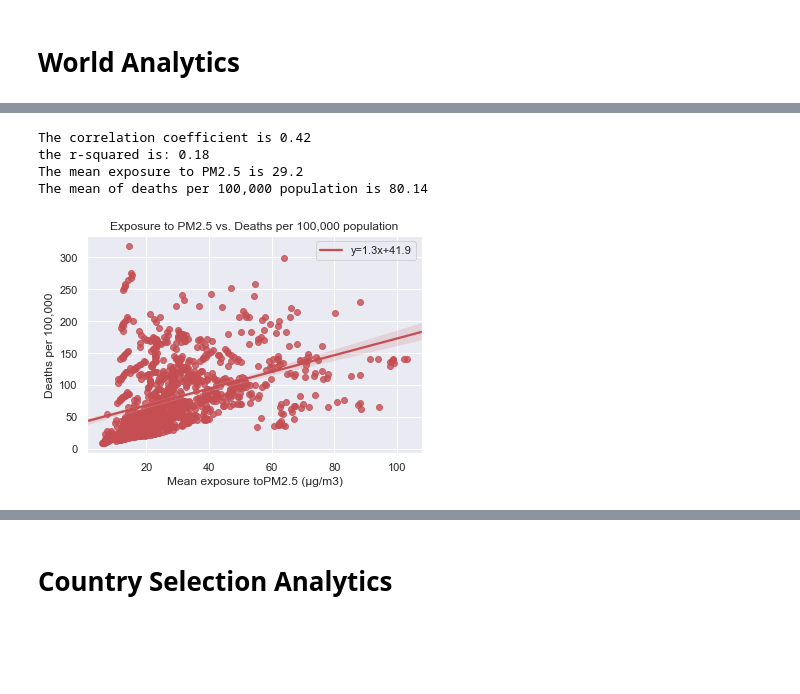
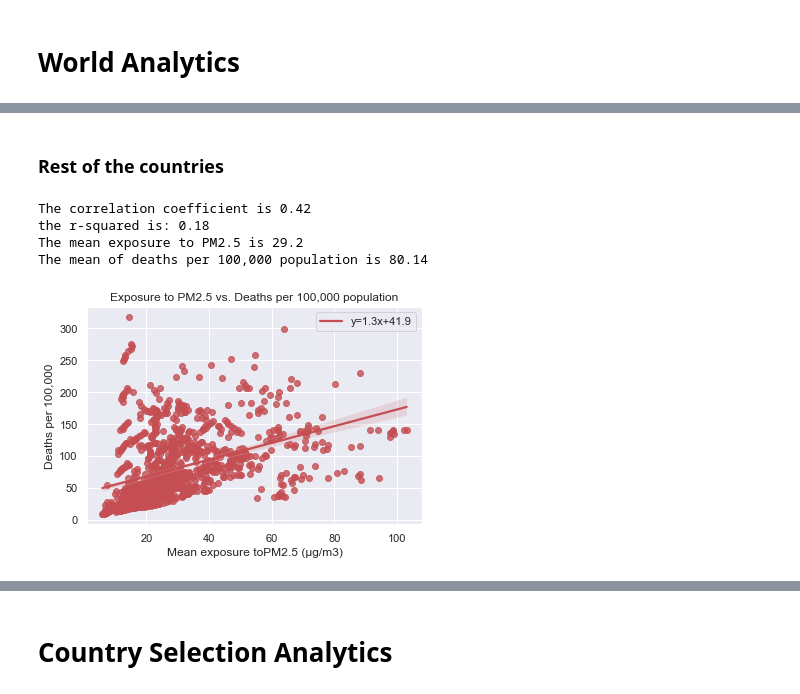
Before and after one commit to Alfred-DatAn/project_one, a Jupyter notebook: final_project.ipynb, the cells around one changed output, grey strips where cells are left out. Saved outputs shown, nothing was run; the diff lists cells and outputs as text; code cells hidden in the pictures; blank space fills up the shorter version.

```diff
--- a/final_project.ipynb
+++ b/final_project.ipynb
@@ -430,7 +485,7 @@ plt.show()
 # %%
 sns.set(color_codes=True)
 # %%
-def linearreg(x_val, y_val,df):
+def linearreg(x_val, y_val,df, name):
     slope, intercept, r_value, p_value, std_err = sts.linregress(x_val,y_val)
     sns.regplot(x=x_val,y=y_val,color="r",line_kws={'label':"y={0:.1f}x+{1:.1f}".format(slope,intercept)},data=df)
     plt.legend()
@@ -439,5 +494,6 @@ def linearreg(x_val, y_val,df):
     print(f"the r-squared is: {round(r_value**2,2)}")
     print(f"The mean exposure to PM2.5 is {round(x_val.mean(),2)}")
     print(f"The mean of deaths per 100,000 population is {round(y_val.mean(),2)}")
+    plt.savefig(f"{name}_scatter.png")
     plt.show()
 # %%
@@ -493,19 +563,21 @@ The mean of deaths per 100,000 population is 43.3
+# %% [markdown]
+### Rest of  the countries
 # %%
 rest_countries = []
 unique_countries =[]
 for index, row in complete_air_poll.iterrows():
     if (row["Country"] not in g7) & (row["Country"] not in g20):
         rest_countries.append(row["Country"])
         for country in rest_countries:
             if country not in unique_countries:
                 unique_countries.append(country)
 
 rest_countries_df = complete_air_poll.loc[complete_air_poll["Country"].isin(unique_countries)]
 linearreg(rest_countries_df["Mean exposure toPM2.5 (µg/m3)"],
-        rest_countries_df["Deaths per 100,000"],rest_countries_df)
+        rest_countries_df["Deaths per 100,000"],rest_countries_df, "rest_countries")
 # %% [output]
 The correlation coefficient is 0.42
 the r-squared is: 0.18
 The mean exposure to PM2.5 is 29.2
 The mean of deaths per 100,000 population is 80.14
-[figure, old version]
+[figure, new version]
```
Also changed, not shown: parts of 42 cells of this notebook.
